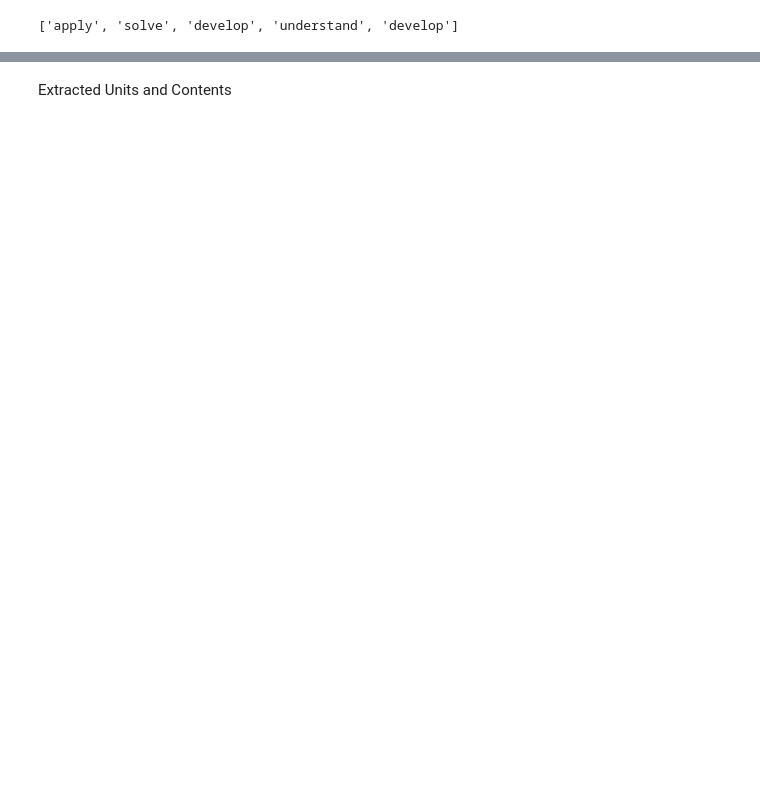
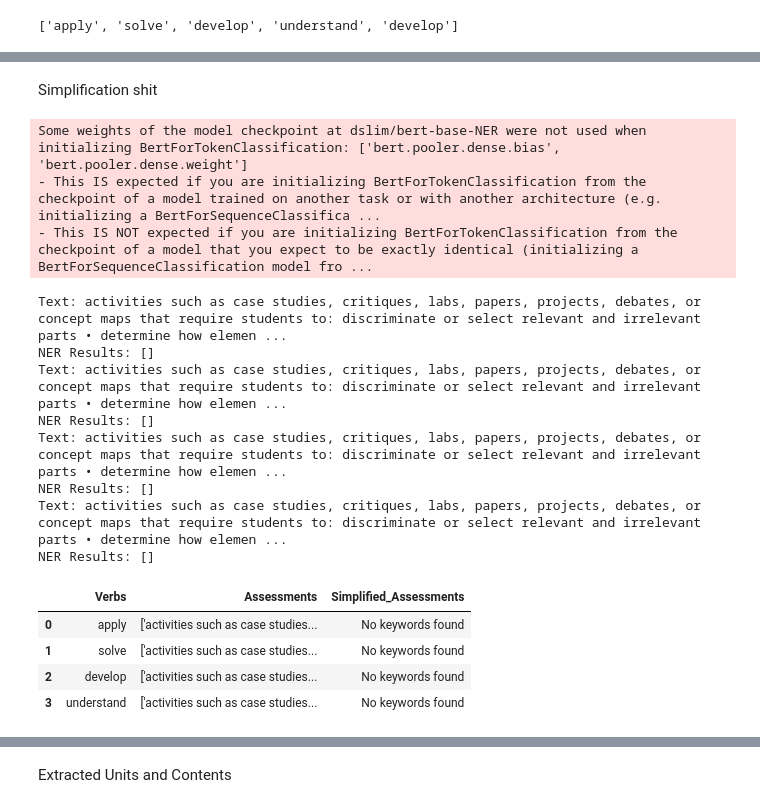
Before and after one commit to rajan-fredrick-04/Research_Project, a Jupyter notebook: Pre Research Works/Research-3b-1.ipynb, the cells around one changed output, grey strips where cells are left out. Cells and saved outputs as stored; diff of their text form; code cells hidden in the pictures; blank space fills up the shorter version.

```diff
--- a/Pre Research Works/Research-3b-1.ipynb
+++ b/Pre Research Works/Research-3b-1.ipynb
@@ -465,0 +539,65 @@ Matching Assessments:
+# %% [markdown]
+Simplification shit
+# %%
+from transformers import pipeline
+import pandas as pd
+import re
+
+# Example DataFrame
+# df_matchass = pd.DataFrame({
+#     "Verbs": ["apply", "solve", "develop", "understand"],
+#     "Assessments": [
+#         "['activities such as case studies, critiques, labs, papers, projects, debates, or concept maps that require students to: discriminate or select relevant and irrelevant parts • determine how elements function together • determine bias, values, or underlying intent in presented material •']",
+#         "['activities such as papers, exams, problem sets, class discussions, or concept maps that require students to: summarize readings, films, or speeches • compare and contrast two or more theories, events, or processes • classify or categorize cases, elements, or events using established criteria •']",
+#         "['activities such as research projects, musical compositions, performances, essays, business plans, website designs, or set designs that require students to: make, build, design or generate something new •']",
+#         "['activities such as journals, diaries, critiques, problem sets, product reviews, or studies that require students to: test, monitor, judge, or critique readings, performances, or products against established criteria or standards']"
+#     ]
+# })
+
+# Load a pre-trained BERT-based pipeline for keyphrase extraction
+keyword_extractor = pipeline("ner", model="dslim/bert-base-NER")
+
+# Preprocess the Assessments column
+def preprocess_text(text):
+    # Retain content but remove unnecessary brackets or special formatting
+    text = re.sub(r"[\[\]']", "", text)  # Remove square brackets and single quotes
+    return text
+
+
+# Extract keywords using BERT
+def extract_keywords(text):
+    # Preprocess the input text
+    clean_text = preprocess_text(text)
+    # Use the BERT NER pipeline
+    ner_results = keyword_extractor(clean_text)
+
+    # Debugging: Print NER results
+    print(f"Text: {clean_text}")
+    print(f"NER Results: {ner_results}")
+
+    # Extract unique entities as keywords
+    keywords = {result['word'] for result in ner_results if result['entity'].startswith("B")}
+    return ", ".join(sorted(keywords)) if keywords else "No keywords found"
+
+# Apply the extraction to the DataFrame
+df_matchass["Simplified_Assessments"] = df_matchass["Assessments"].apply(extract_keywords)
+
+# Display the updated DataFrame
+df_matchass
+# %% [output]
+Some weights of the model checkpoint at dslim/bert-base-NER were not used when initializing BertForTokenClassification: ['bert.pooler.dense.bias', 'bert.pooler.dense.weight']
+- This IS expected if you are initializing BertForTokenClassification from the checkpoint of a model trained on another task or with another architecture (e.g. initializing a BertForSequenceClassifica ...
+- This IS NOT expected if you are initializing BertForTokenClassification from the checkpoint of a model that you expect to be exactly identical (initializing a BertForSequenceClassification model fro ...
+Text: activities such as case studies, critiques, labs, papers, projects, debates, or concept maps that require students to: discriminate or select relevant and irrelevant parts • determine how elemen ...
+NER Results: []
+Text: activities such as case studies, critiques, labs, papers, projects, debates, or concept maps that require students to: discriminate or select relevant and irrelevant parts • determine how elemen ...
+NER Results: []
+Text: activities such as case studies, critiques, labs, papers, projects, debates, or concept maps that require students to: discriminate or select relevant and irrelevant parts • determine how elemen ...
+NER Results: []
+Text: activities such as case studies, critiques, labs, papers, projects, debates, or concept maps that require students to: discriminate or select relevant and irrelevant parts • determine how elemen ...
+NER Results: []
+|  | Verbs | Assessments | Simplified_Assessments |
+| 0 | apply | ['activities such as case studies... | No keywords found |
+| 1 | solve | ['activities such as case studies... | No keywords found |
+| 2 | develop | ['activities such as case studies... | No keywords found |
+| 3 | understand | ['activities such as case studies... | No keywords found |
```
Also changed, not shown: parts of 20 cells of this notebook, 5 other files.
